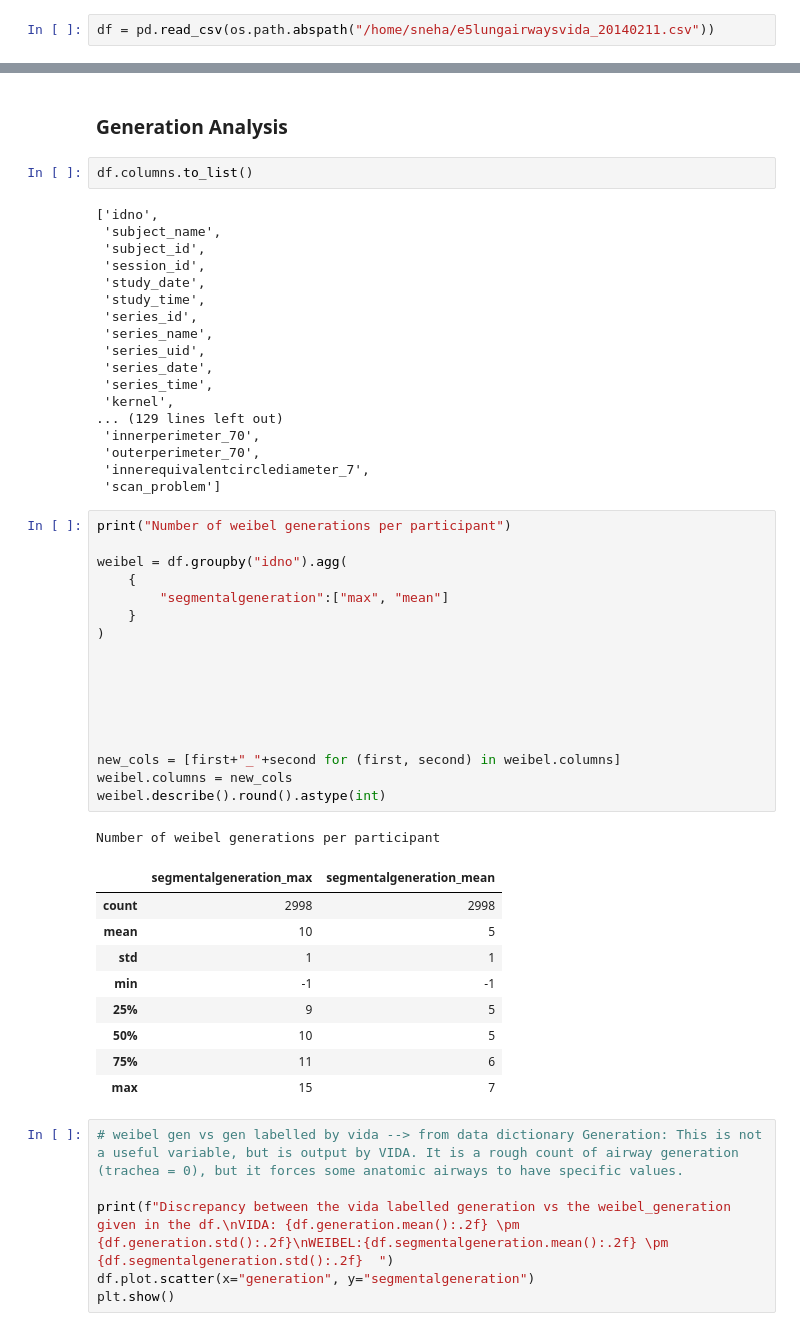
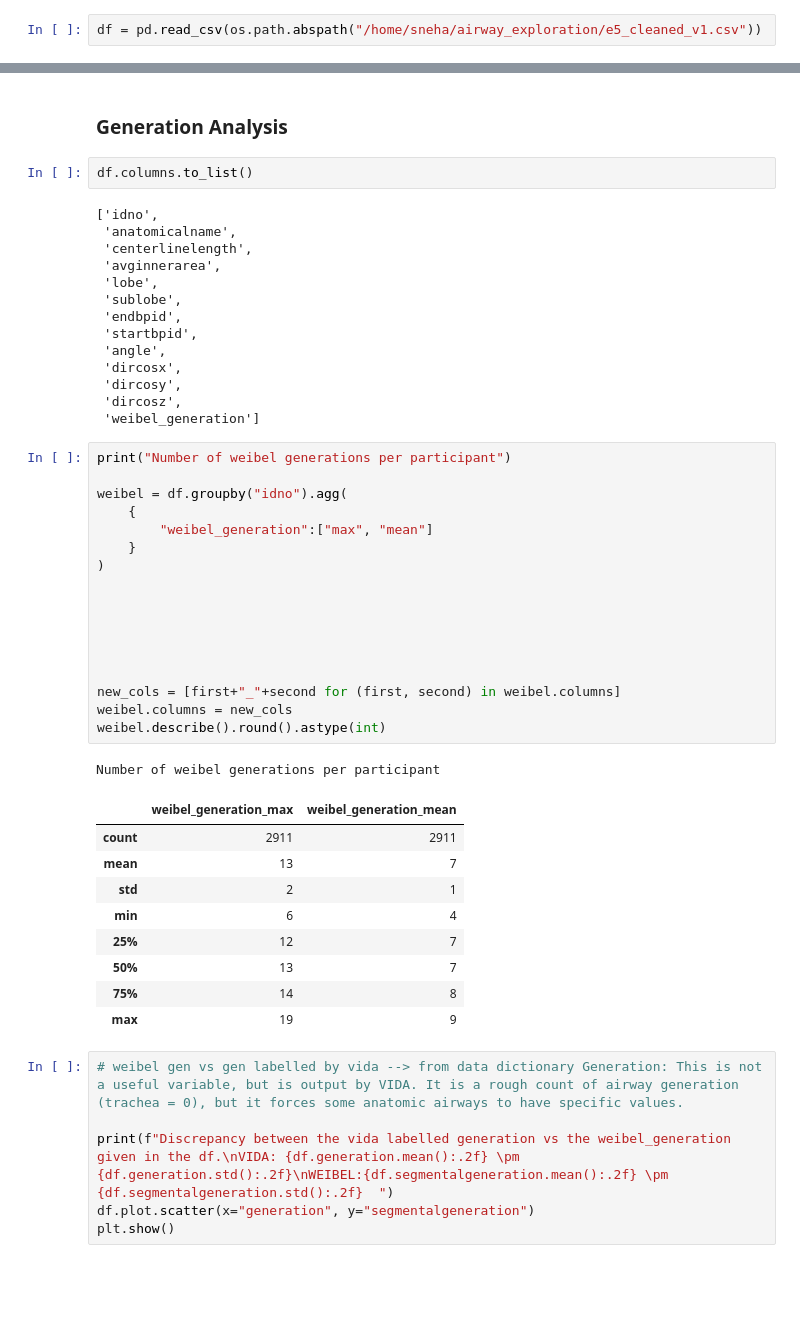
Before and after one commit to s-n-naik/airway_exploration, a Jupyter notebook: pilot_data_exploration.ipynb, the cells around one changed output, grey strips where cells are left out. Cells and saved outputs as stored; diff of their text form; blank space fills up the shorter version.

Commit message:
added dataloading separate notebook to save cleaned file, added testing to link l-py, updated mode exploration w function wrappers

```diff
--- a/pilot_data_exploration.ipynb
+++ b/pilot_data_exploration.ipynb
@@ -11,4 +12,4 @@ import torch
 # %% [markdown]
 ## Data Loading
 # %%
-df = pd.read_csv(os.path.abspath("/home/sneha/e5lungairwaysvida_20140211.csv"))
+df = pd.read_csv(os.path.abspath("/home/sneha/airway_exploration/e5_cleaned_v1.csv"))
@@ -111,50 +187,46 @@ df.loc[(df.idno==4021010) & ((df.startbpid == 593) | (df.endbpid == 593))][['idn
 df.columns.to_list()
 # %% [output]
 ['idno',
- 'subject_name',
- 'subject_id',
- 'session_id',
- 'study_date',
- 'study_time',
- 'series_id',
- 'series_name',
- 'series_uid',
- 'series_date',
- 'series_time',
- 'kernel',
-... (129 lines left out)
- 'innerperimeter_70',
- 'outerperimeter_70',
- 'innerequivalentcirclediameter_7',
- 'scan_problem']
+ 'anatomicalname',
+ 'centerlinelength',
+ 'avginnerarea',
+ 'lobe',
+ 'sublobe',
+ 'endbpid',
+ 'startbpid',
+ 'angle',
+ 'dircosx',
+ 'dircosy',
+ 'dircosz',
+ 'weibel_generation']
 # %%
 print("Number of weibel generations per participant")
 
 weibel = df.groupby("idno").agg(
     {
-        "segmentalgeneration":["max", "mean"]
+        "weibel_generation":["max", "mean"]
     }
 )
 
 
 
 
 
 
 new_cols = [first+"_"+second for (first, second) in weibel.columns]
 weibel.columns = new_cols
 weibel.describe().round().astype(int)
 # %% [output]
 Number of weibel generations per participant
-|  | segmentalgeneration_max | segmentalgeneration_mean |
-| count | 2998 | 2998 |
-| mean | 10 | 5 |
-| std | 1 | 1 |
-| min | -1 | -1 |
-| 25% | 9 | 5 |
-| 50% | 10 | 5 |
-| 75% | 11 | 6 |
-| max | 15 | 7 |
+|  | weibel_generation_max | weibel_generation_mean |
+| count | 2911 | 2911 |
+| mean | 13 | 7 |
+| std | 2 | 1 |
+| min | 6 | 4 |
+| 25% | 12 | 7 |
+| 50% | 13 | 7 |
+| 75% | 14 | 8 |
+| max | 19 | 9 |
 # %%
 # weibel gen vs gen labelled by vida --> from data dictionary Generation: This is not a useful variable, but is output by VIDA. It is a rough count of airway generation (trachea = 0), but it forces some anatomic airways to have specific values.
 
```
Also changed, not shown: parts of 13 cells of this notebook, 3 other files.
